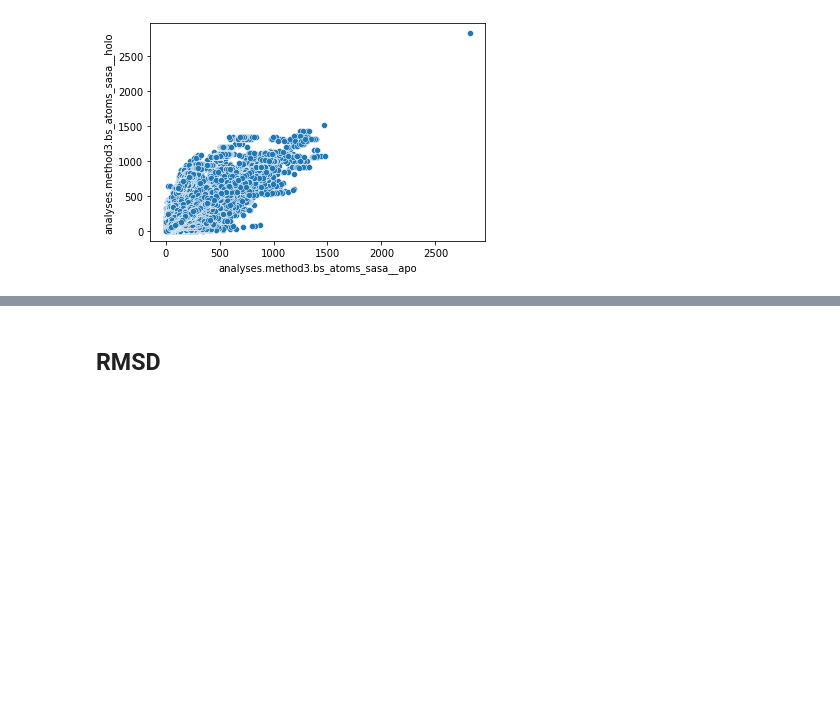
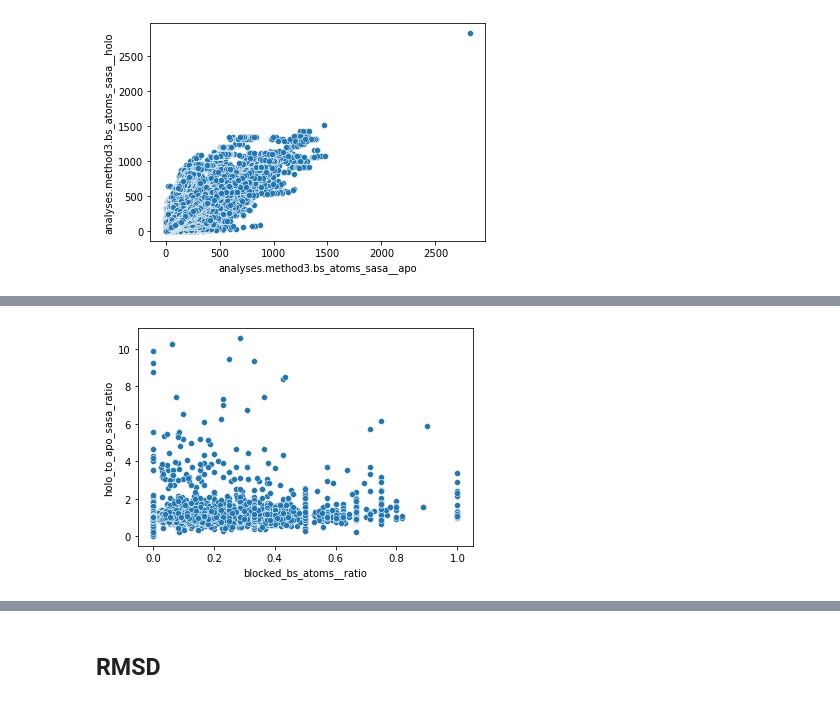
Before and after one commit to adam-kral/cryptic-binding-site-stats, a Jupyter notebook: data_processing/main.ipynb, the cells around one changed output, grey strips where cells are left out. Cells and saved outputs as stored; diff of their text form; code cells hidden in the pictures; blank space fills up the shorter version.

```diff
--- a/data_processing/main.ipynb
+++ b/data_processing/main.ipynb
@@ -216,0 +240,4 @@ df['holo_to_apo_sasa_ratio'] = df['analyses.method3.bs_atoms_sasa__holo'] / df['
+# %%
+ax = sns.scatterplot(data=df.sample(10000), x='blocked_bs_atoms__ratio', y='holo_to_apo_sasa_ratio')
+# %% [output]
+[figure, added]
```
Also changed, not shown: parts of 7 cells of this notebook.
